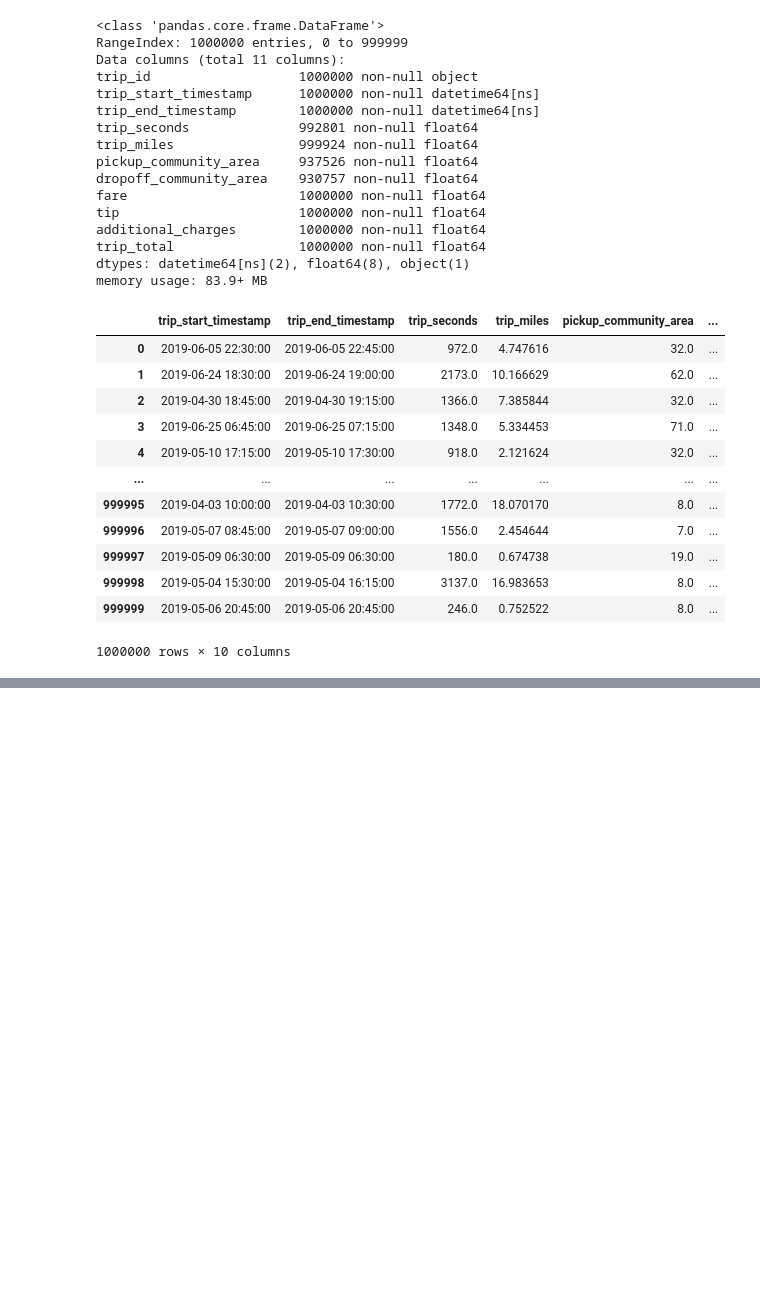
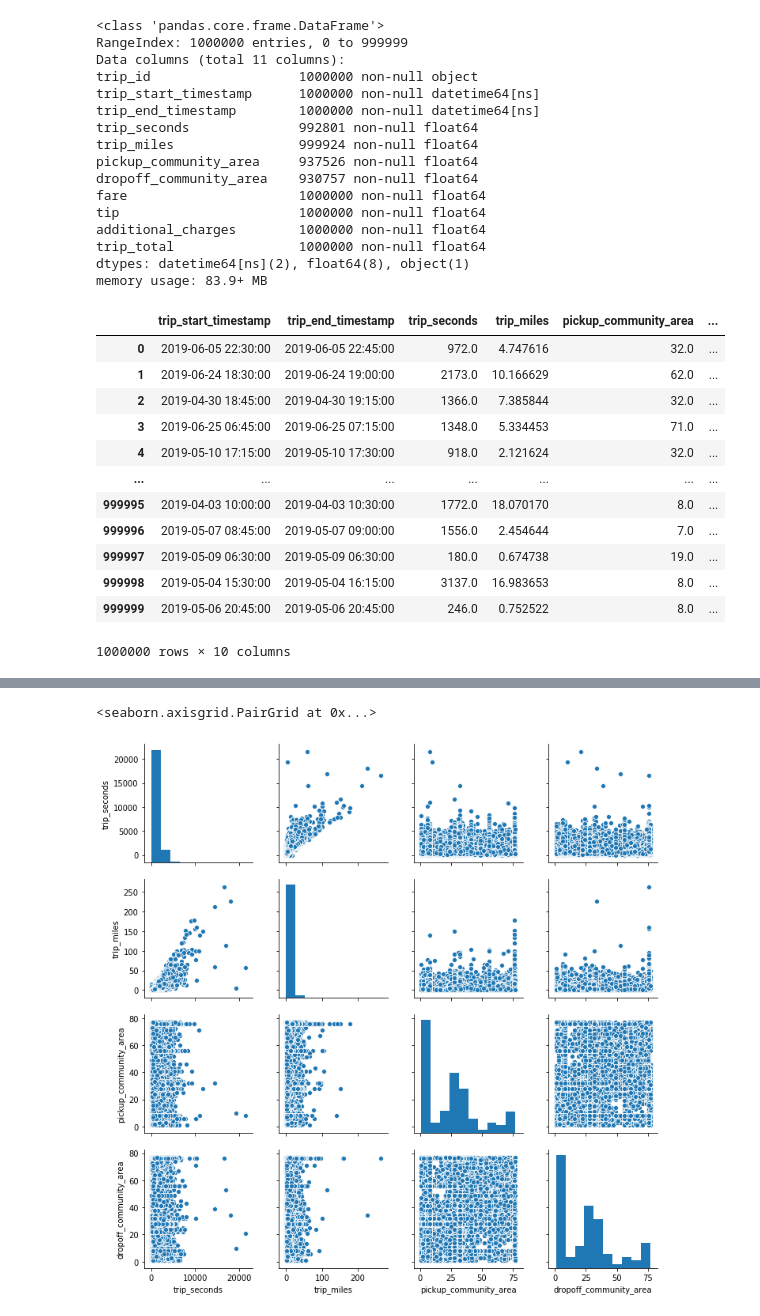
Before and after one commit to muoyo/chicago-ridesharing, a Jupyter notebook: Chicago_EDA.ipynb, the cells around one changed output, grey strips where cells are left out. Saved outputs shown, nothing was run; the diff lists cells and outputs as text; code cells hidden in the pictures; blank space fills up the shorter version.

```diff
--- a/Chicago_EDA.ipynb
+++ b/Chicago_EDA.ipynb
@@ -135,0 +144,3 @@ results_df.to_csv('rideshare1.csv', index=False)
+# %%
+ride_data = results_df.iloc[:200001,1:7]
+ride_data.head()
@@ -135,0 +154,5 @@ results_df.to_csv('rideshare1.csv', index=False)
+# %%
+sns.pairplot(ride_data)
+# %% [output]
+<seaborn.axisgrid.PairGrid at 0x...>
+[figure, added]
```
Also changed, not shown: parts of 13 cells of this notebook.
